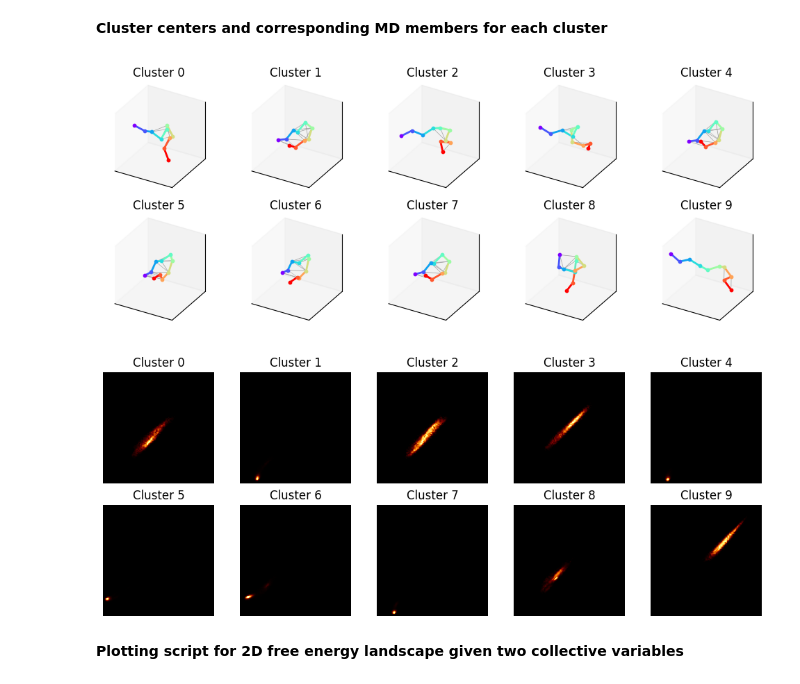
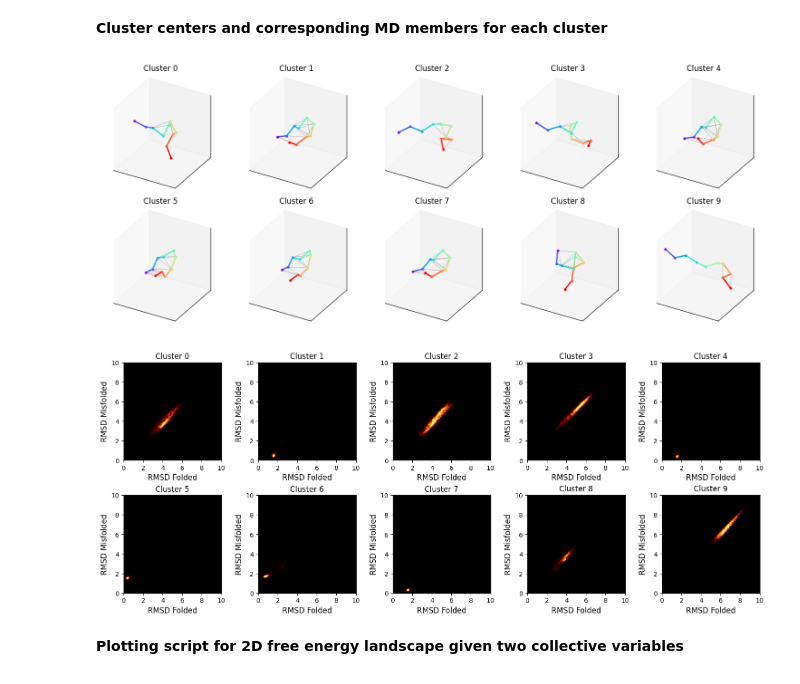
Before and after one commit to flatironinstitute/Ensemble-reweighting-using-Cryo-EM-particles, a Jupyter notebook: tutorial/example.ipynb, the cells around one changed output. Cells and saved outputs as stored; diff of their text form; code cells hidden in the pictures.

```diff
--- a/tutorial/example.ipynb
+++ b/tutorial/example.ipynb
@@ -185,7 +185,7 @@ Number of images (1 synthetic image per structure): 5277
 # %% [markdown]
 **Cluster centers and corresponding MD members for each cluster**
 # %%
-fig = plt.figure(figsize=(10, 4), dpi=100)
+fig = plt.figure(figsize=(15, 6), dpi=100)
 for i in range(nCluster):
     ax = fig.add_subplot(2, 5, i+1, aspect='equal', projection='3d', proj_type='ortho')
     nAtom = posStruc[i].shape[0]
@@ -193,38 +193,52 @@ for i in range(nCluster):
     for j in range(nAtom):
         ax.scatter(posStruc[i, j, 0], posStruc[i, j, 1], posStruc[i, j, 2], s = 10, c = colors[j], marker='o')
         if j > 0:
             ax.plot([posStruc[i, j-1, 0], posStruc[i, j, 0]], [posStruc[i, j-1, 1], posStruc[i, j, 1]], [posStruc[i, j-1, 2], posStruc[i, j, 2]], color = colors[j], linewidth=2)
         if j < nAtom - 1:
             for k in range(j + 1, nAtom):
                 dist = torch.norm(posStruc[i, j] - posStruc[i, k])
                 if dist < 6.0:
                     ax.plot([posStruc[i, j, 0], posStruc[i, k, 0]], [posStruc[i, j, 1], posStruc[i, k, 1]], [posStruc[i, j, 2], posStruc[i, k, 2]], color = plt.cm.Greys(dist / 12.0), linewidth=0.5)
     ax.grid(False)
     ax.set_xticks([])
     ax.set_yticks([])
     ax.set_zticks([])
     ax.set_xlim(-10, 10)
     ax.set_ylim(-10, 10)
     ax.set_zlim(-10, 10)
     ax.set_title('Cluster %d'%i)
 plt.tight_layout()
 plt.show()
 
-### PC: Can you add a big label to X and Y axis saying CV1 CV2
-fig = plt.figure(figsize=(10, 4), dpi=100)
+## Initial structural ensemble, the origin trajectory file is not included in the data set
+## We only put the CVs of the structural ensemble here for analysis and visualization of the results
+## CVs of the structural ensemble where the reference structures are chosen from by clustering
+rmsdTrajFolded = np.loadtxt(data_directory + 'rmsdStrucFolded.txt')
+rmsdTrajMisfolded = np.loadtxt(data_directory + 'rmsdStrucMisfolded.txt')
+
+## Load the cluster labels and counts
+filename_cluster_labels = data_directory + 'cluster_labels.txt'
+cluster_labels = np.loadtxt(filename_cluster_labels, dtype=int)
+filename_cluster_counts = data_directory + 'cluster_counts.txt'
+cluster_counts = np.loadtxt(filename_cluster_counts)
+nCluster = len(cluster_counts)
+
+fig = plt.figure(figsize=(15, 6), dpi=100)
 xbins = np.linspace(0, 10, 100)
 ybins = np.linspace(0, 10, 100)
 for i in range(nCluster):
     ax = fig.add_subplot(2, 5, i+1)
     hist, xedges, yedges = np.histogram2d(rmsdTrajFolded[cluster_labels == i], rmsdTrajMisfolded[cluster_labels == i], bins=(xbins,ybins), density=True)
     ax.imshow(hist, cmap='afmhot', origin='lower', extent=[xedges[0], xedges[-1], yedges[0], yedges[-1]], aspect='equal')
-    ax.axis('off')
+    # ax.axis('off')
+    ax.set_xlabel('RMSD Folded')
+    ax.set_ylabel('RMSD Misfolded')
     ax.set_title('Cluster %d'%i)
 plt.tight_layout()
 plt.show()
 # %% [output]
-[figure, old version]
+[figure, new version]
-[figure, old version]
+[figure, new version]
 # %% [markdown]
 **Plotting script for 2D free energy landscape given two collective variables**
 # %%
```
Also changed, not shown: parts of 15 cells of this notebook, 1 other file.
